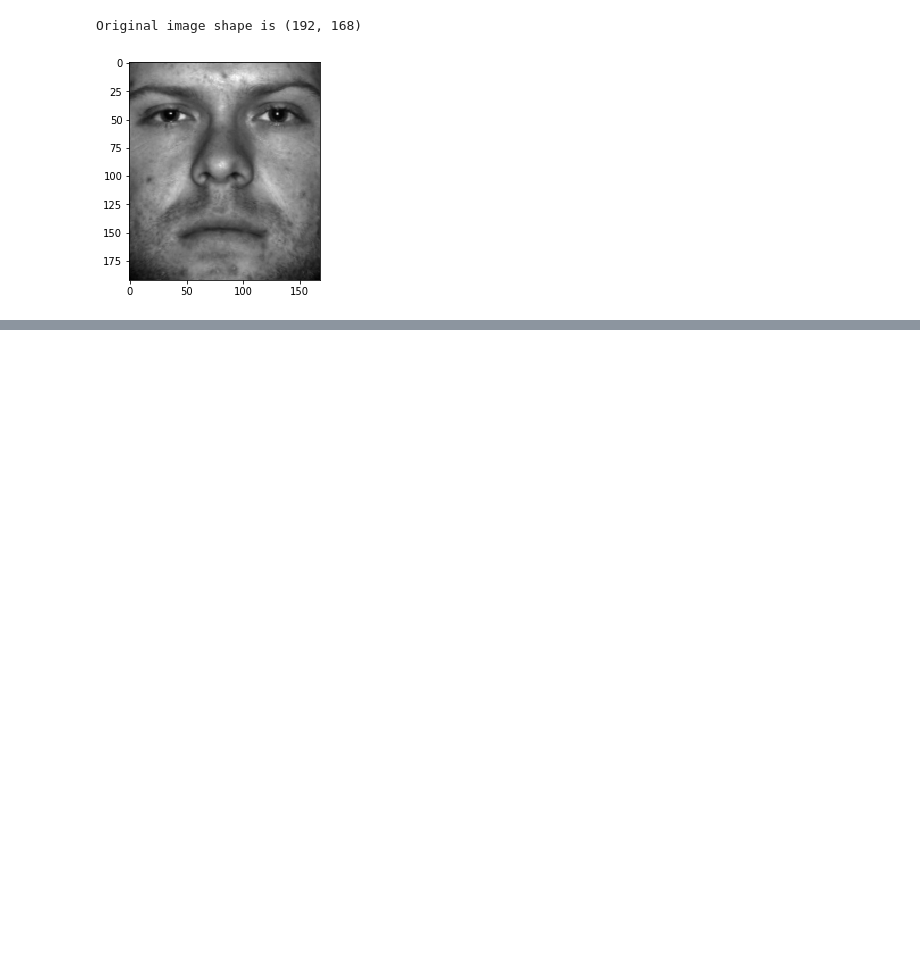
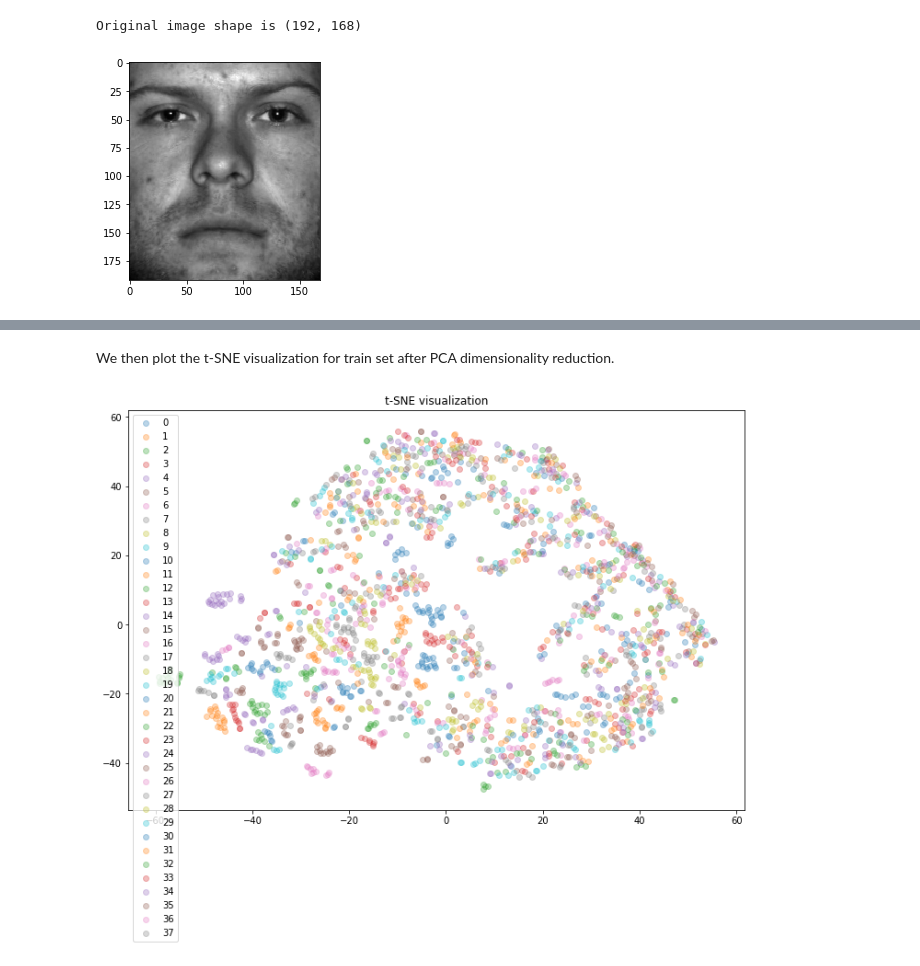
Before and after one commit to RLee-xy/Facial-Recognition-1, a Jupyter notebook: demo.ipynb, the cells around one changed output, grey strips where cells are left out. Drawn from its saved outputs; the diff is of its cells as text; code cells hidden in the pictures; blank space fills up the shorter version.

```diff
--- a/demo.ipynb
+++ b/demo.ipynb
@@ -264,0 +95,6 @@ Model saved to models/resnet.pth
+# %%
+# used to store different extracted features.
+X_train = {}
+y_train = train_set.labels
+X_test = {}
+y_test = test_set.labels
@@ -264,0 +168,6 @@ Model saved to models/resnet.pth
+# %% [markdown]
+We then plot the t-SNE visualization for train set after PCA dimensionality reduction.
+# %%
+visualize_tsne(X_train['pca'], y_train)
+# %% [output]
+[figure, added]
```
Also changed, not shown: parts of 67 cells of this notebook, 17 other files.
